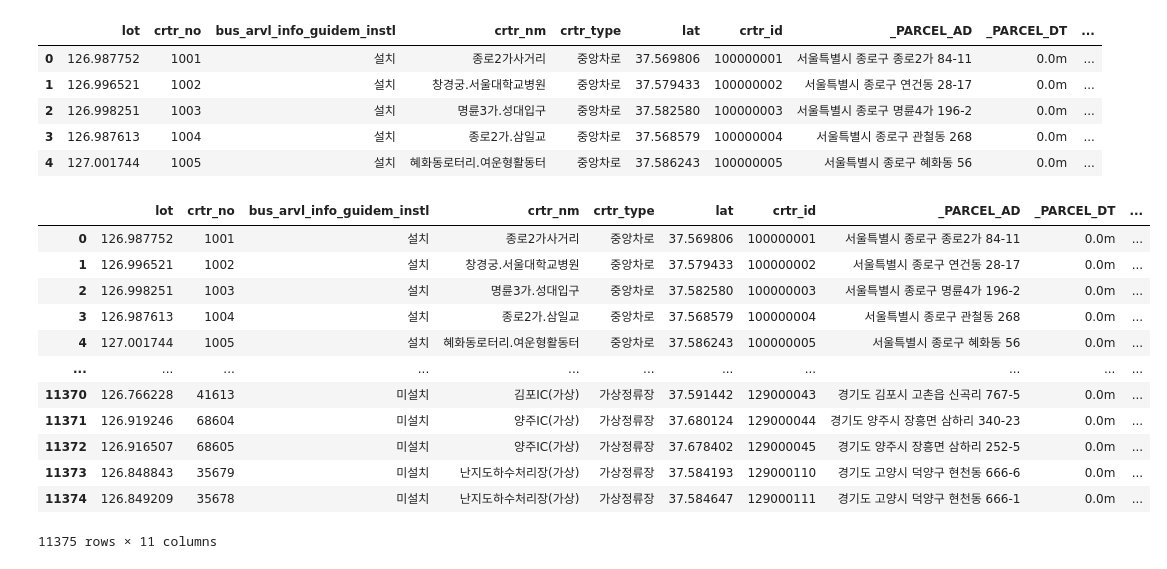
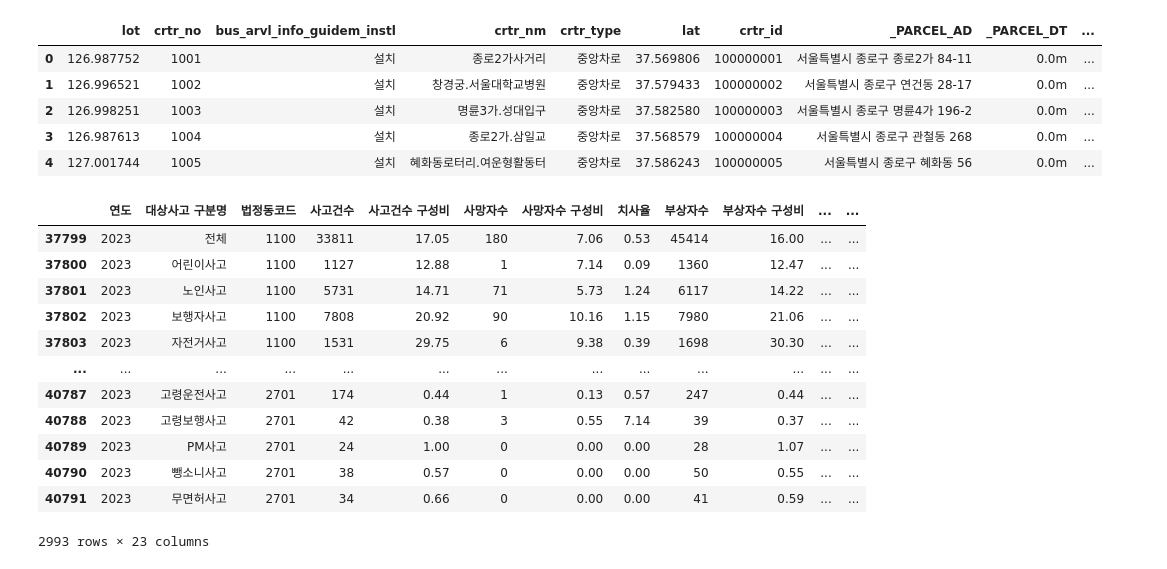
Before and after one commit to Yuu-Yur/DDProject, a Jupyter notebook: DDdataPreProcessing.ipynb, the cells around one changed output. Saved outputs shown, nothing was run; the diff lists cells and outputs as text; code cells hidden in the pictures.

```diff
--- a/DDdataPreProcessing.ipynb
+++ b/DDdataPreProcessing.ipynb
@@ -369,17 +354,20 @@ df14_3.head()
 | 3 | 126.987613 | 1004 | 설치 | 종로2가.삼일교 | 중앙차로 | 37.568579 | 100000004 | 서울특별시 종로구 관철동 268 | 0.0m | ... |
 | 4 | 127.001744 | 1005 | 설치 | 혜화동로터리.여운형활동터 | 중앙차로 | 37.586243 | 100000005 | 서울특별시 종로구 혜화동 56 | 0.0m | ... |
 # %%
+df15 = pd.read_csv('./data/10_23_지자체별_대상사고통계.csv', encoding='euc-kr', header=0, low_memory=False)
+df15_23 = df15[df15['연도'] == 2023]
+df15_23
 # %% [output]
-|  | lot | crtr_no | bus_arvl_info_guidem_instl | crtr_nm | crtr_type | lat | crtr_id | _PARCEL_AD | _PARCEL_DT | ... |
-| 0 | 126.987752 | 1001 | 설치 | 종로2가사거리 | 중앙차로 | 37.569806 | 100000001 | 서울특별시 종로구 종로2가 84-11 | 0.0m | ... |
-| 1 | 126.996521 | 1002 | 설치 | 창경궁.서울대학교병원 | 중앙차로 | 37.579433 | 100000002 | 서울특별시 종로구 연건동 28-17 | 0.0m | ... |
-| 2 | 126.998251 | 1003 | 설치 | 명륜3가.성대입구 | 중앙차로 | 37.582580 | 100000003 | 서울특별시 종로구 명륜4가 196-2 | 0.0m | ... |
-| 3 | 126.987613 | 1004 | 설치 | 종로2가.삼일교 | 중앙차로 | 37.568579 | 100000004 | 서울특별시 종로구 관철동 268 | 0.0m | ... |
-| 4 | 127.001744 | 1005 | 설치 | 혜화동로터리.여운형활동터 | 중앙차로 | 37.586243 | 100000005 | 서울특별시 종로구 혜화동 56 | 0.0m | ... |
-| ... | ... | ... | ... | ... | ... | ... | ... | ... | ... | ... |
-| 11370 | 126.766228 | 41613 | 미설치 | 김포IC(가상) | 가상정류장 | 37.591442 | 129000043 | 경기도 김포시 고촌읍 신곡리 767-5 | 0.0m | ... |
-| 11371 | 126.919246 | 68604 | 미설치 | 양주IC(가상) | 가상정류장 | 37.680124 | 129000044 | 경기도 양주시 장흥면 삼하리 340-23 | 0.0m | ... |
-| 11372 | 126.916507 | 68605 | 미설치 | 양주IC(가상) | 가상정류장 | 37.678402 | 129000045 | 경기도 양주시 장흥면 삼하리 252-5 | 0.0m | ... |
-| 11373 | 126.848843 | 35679 | 미설치 | 난지도하수처리장(가상) | 가상정류장 | 37.584193 | 129000110 | 경기도 고양시 덕양구 현천동 666-6 | 0.0m | ... |
-| 11374 | 126.849209 | 35678 | 미설치 | 난지도하수처리장(가상) | 가상정류장 | 37.584647 | 129000111 | 경기도 고양시 덕양구 현천동 666-1 | 0.0m | ... |
+|  | 연도 | 대상사고 구분명 | 법정동코드 | 사고건수 | 사고건수 구성비 | 사망자수 | 사망자수 구성비 | 치사율 | 부상자수 | 부상자수 구성비 | ... | ... |
+| 37799 | 2023 | 전체 | 1100 | 33811 | 17.05 | 180 | 7.06 | 0.53 | 45414 | 16.00 | ... | ... |
+| 37800 | 2023 | 어린이사고 | 1100 | 1127 | 12.88 | 1 | 7.14 | 0.09 | 1360 | 12.47 | ... | ... |
+| 37801 | 2023 | 노인사고 | 1100 | 5731 | 14.71 | 71 | 5.73 | 1.24 | 6117 | 14.22 | ... | ... |
+| 37802 | 2023 | 보행자사고 | 1100 | 7808 | 20.92 | 90 | 10.16 | 1.15 | 7980 | 21.06 | ... | ... |
+| 37803 | 2023 | 자전거사고 | 1100 | 1531 | 29.75 | 6 | 9.38 | 0.39 | 1698 | 30.30 | ... | ... |
+| ... | ... | ... | ... | ... | ... | ... | ... | ... | ... | ... | ... | ... |
+| 40787 | 2023 | 고령운전사고 | 2701 | 174 | 0.44 | 1 | 0.13 | 0.57 | 247 | 0.44 | ... | ... |
+| 40788 | 2023 | 고령보행사고 | 2701 | 42 | 0.38 | 3 | 0.55 | 7.14 | 39 | 0.37 | ... | ... |
+| 40789 | 2023 | PM사고 | 2701 | 24 | 1.00 | 0 | 0.00 | 0.00 | 28 | 1.07 | ... | ... |
+| 40790 | 2023 | 뺑소니사고 | 2701 | 38 | 0.57 | 0 | 0.00 | 0.00 | 50 | 0.55 | ... | ... |
+| 40791 | 2023 | 무면허사고 | 2701 | 34 | 0.66 | 0 | 0.00 | 0.00 | 41 | 0.59 | ... | ... |
-11375 rows × 11 columns
+2993 rows × 23 columns
```
Also changed, not shown: parts of 13 cells of this notebook, 3 other files.
